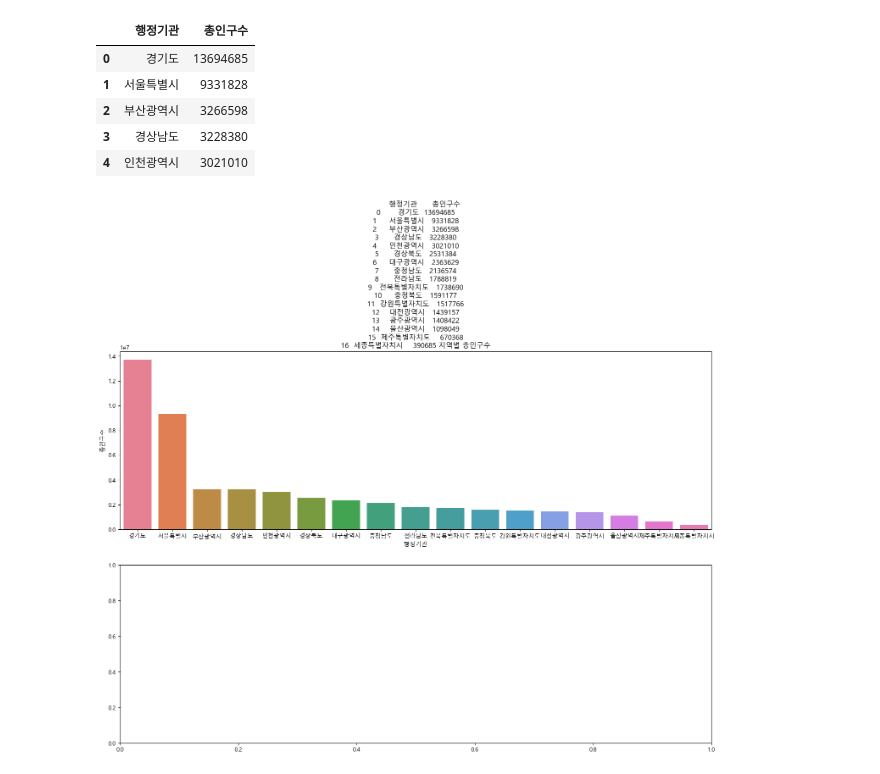
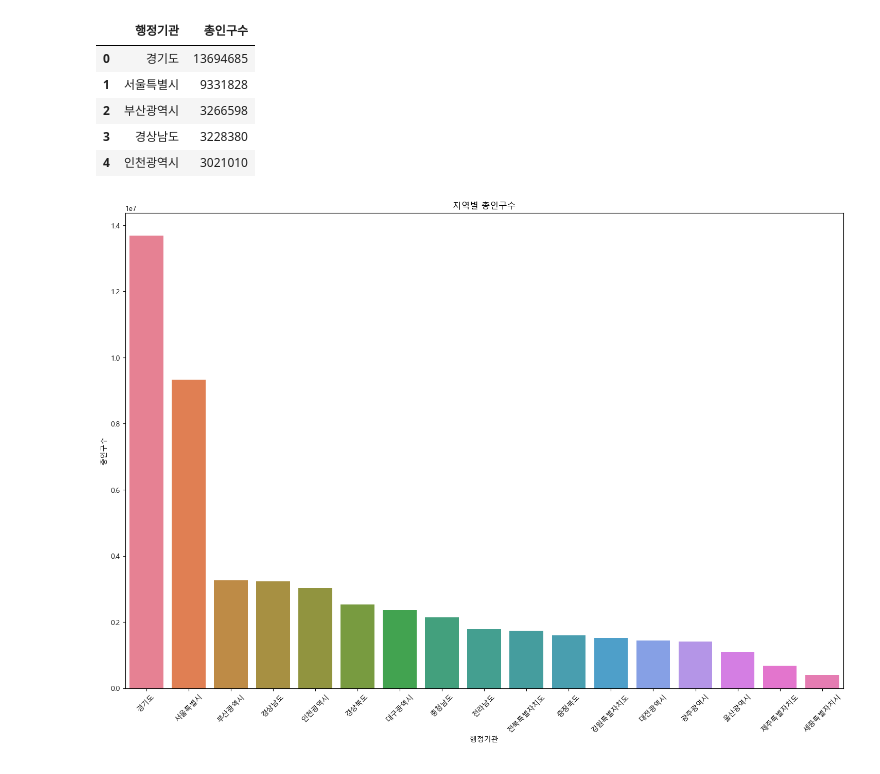
Before and after one commit to hyeonsq/Python_Webscraping_Anal, a Jupyter notebook: 연습문제_웹스크래핑/인구현황분석.ipynb, the cells around one changed output. Drawn from its saved outputs; the diff is of its cells as text; code cells hidden in the pictures.

```diff
--- a/연습문제_웹스크래핑/인구현황분석.ipynb
+++ b/연습문제_웹스크래핑/인구현황분석.ipynb
@@ -33,32 +33,20 @@ gy_df.head(5)
 | 3 | 경상남도 | 3228380 |
 | 4 | 인천광역시 | 3021010 |
 # %%
-# 1. 지역별 총인구수 Top5
-gy_df = data.loc[data['행정기관'] != '전국', ['행정기관', '총인구수']].sort_values(by='총인구수', ascending=False).reset_index(drop=True)
-gy_df.head(5)
-
 # 1-1. 지역별 총인구수 plot
 figure, axes1 = plt.subplots(nrows=1, ncols=1)
 figure.set_size_inches(18,12)
 
 pop_plot = sns.barplot(data=gy_df.sort_values(by='총인구수',ascending=False),x='행정기관',y='총인구수',ax=axes1,hue='행정기관')
 pop_plot.set_title(f'지역별 총인구수')
 
-# axes1.legend_.remove()
-# axes1.tick_params(axis='x', rotation=45)
+for item in pop_plot.get_xticklabels():
+    item.set_rotation(45)
 
 plt.show()
+# %% [output]
+[figure, added]
 # %%
-figure,(axes1,axes2) = plt.subplots(nrows=2,ncols=1)
-figure.set_size_inches(18,12)
+# 2. 세대당 인구수 높은 지역 Top5
 
-# 1. 지역별 총인구수 Top5
-gy_df = data.loc[data['행정기관'] != '전국', ['행정기관', '총인구수']].sort_values(by='총인구수', ascending=False).reset_index(drop=True)
-
-# 1-1. 지역별 총인구수 plot
-pop_plot = sns.barplot(data=gy_df.sort_values(by='총인구수',ascending=False),x='행정기관',y='총인구수',ax=axes1,hue='행정기관')
-pop_plot.set_title(f'{gy_df} 지역별 총인구수')
-
-plt.show()
+# 2-1. 지역별 세대당 인구 Plot
-# %% [output]
-[figure, removed]
```
